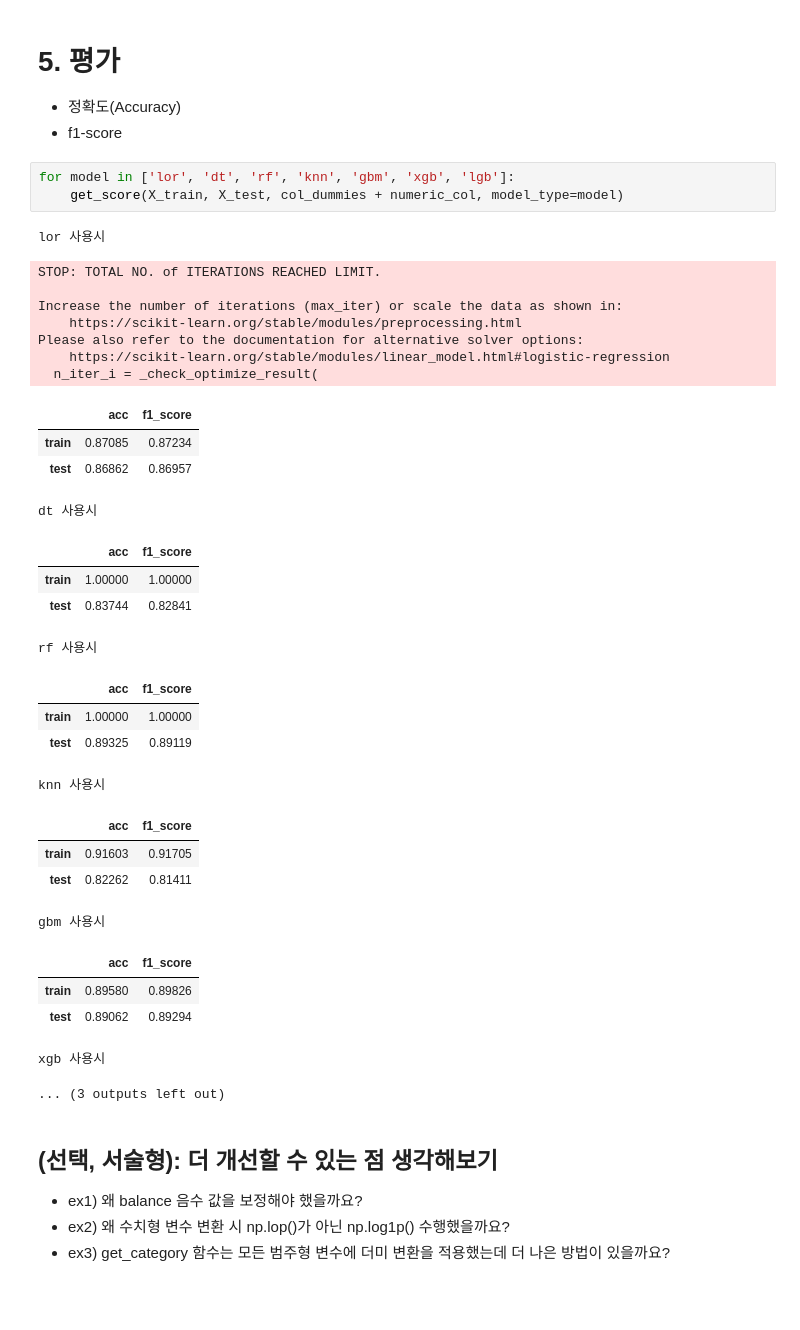
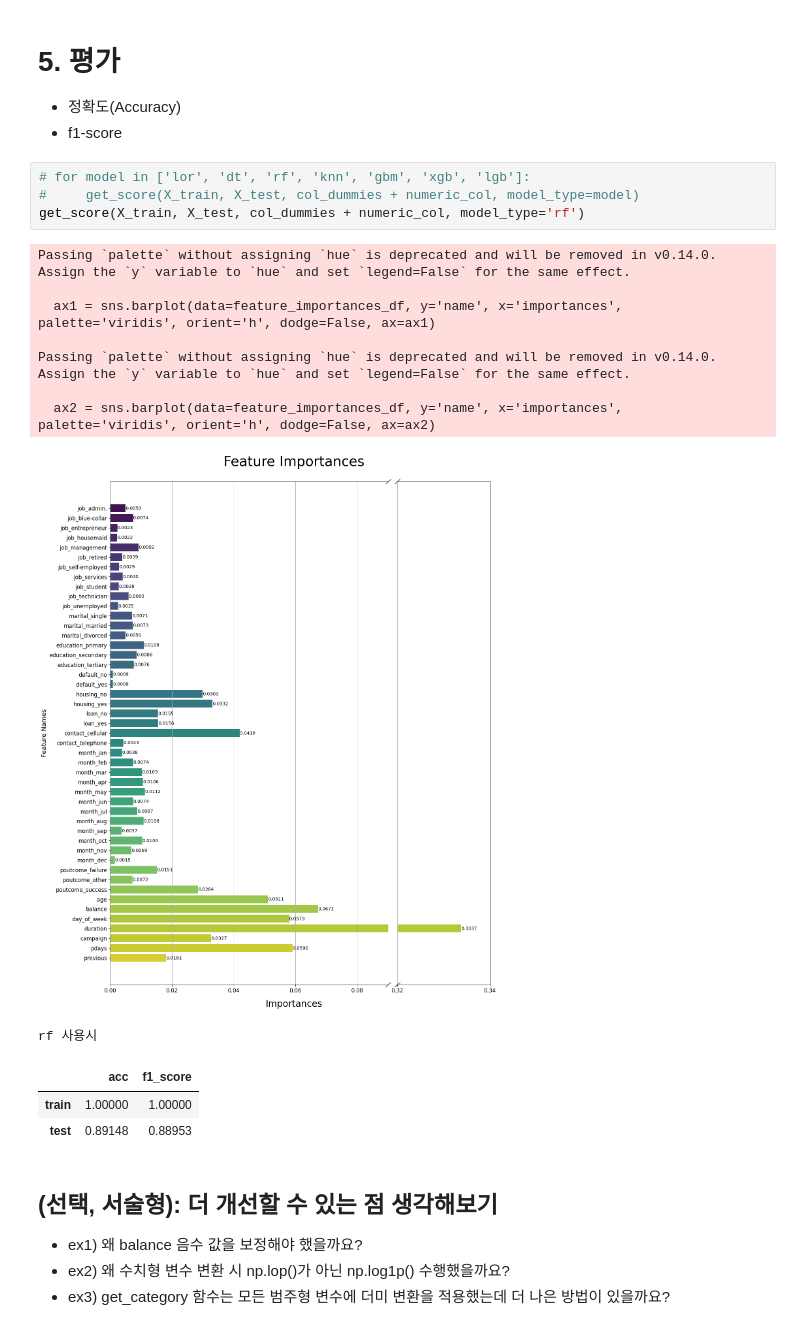
Before and after one commit to kyeob1107/sparta_ml, a Jupyter notebook: A09_곽승엽.ipynb, the cells around one changed output. Drawn from its saved outputs; the diff is of its cells as text; blank space fills up the shorter version.

```diff
--- a/A09_곽승엽.ipynb
+++ b/A09_곽승엽.ipynb
@@ -1037,38 +1329,22 @@ X_train, X_test, col_dummies = get_category(X_train,X_test)
 - 정확도(Accuracy)
 - f1-score
 # %%
-for model in ['lor', 'dt', 'rf', 'knn', 'gbm', 'xgb', 'lgb']:
-    get_score(X_train, X_test, col_dummies + numeric_col, model_type=model)
+# for model in ['lor', 'dt', 'rf', 'knn', 'gbm', 'xgb', 'lgb']:
+#     get_score(X_train, X_test, col_dummies + numeric_col, model_type=model)
+get_score(X_train, X_test, col_dummies + numeric_col, model_type='rf')
 # %% [output]
-lor 사용시
+Passing `palette` without assigning `hue` is deprecated and will be removed in v0.14.0. Assign the `y` variable to `hue` and set `legend=False` for the same effect.
+
+  ax1 = sns.barplot(data=feature_importances_df, y='name', x='importances', palette='viridis', orient='h', dodge=False, ax=ax1)
+
+Passing `palette` without assigning `hue` is deprecated and will be removed in v0.14.0. Assign the `y` variable to `hue` and set `legend=False` for the same effect.
+
+  ax2 = sns.barplot(data=feature_importances_df, y='name', x='importances', palette='viridis', orient='h', dodge=False, ax=ax2)
+[figure, added]
-STOP: TOTAL NO. of ITERATIONS REACHED LIMIT.
-
-Increase the number of iterations (max_iter) or scale the data as shown in:
-    https://scikit-learn.org/stable/modules/preprocessing.html
-Please also refer to the documentation for alternative solver options:
-    https://scikit-learn.org/stable/modules/linear_model.html#logistic-regression
-  n_iter_i = _check_optimize_result(
+rf 사용시
 |  | acc | f1_score |
-| train | 0.87085 | 0.87234 |
-| test | 0.86862 | 0.86957 |
+| train | 1.00000 | 1.00000 |
+| test | 0.89148 | 0.88953 |
-dt 사용시
-|  | acc | f1_score |
-| train | 1.00000 | 1.00000 |
-| test | 0.83744 | 0.82841 |
-rf 사용시
-|  | acc | f1_score |
-| train | 1.00000 | 1.00000 |
-| test | 0.89325 | 0.89119 |
-knn 사용시
-|  | acc | f1_score |
-| train | 0.91603 | 0.91705 |
-| test | 0.82262 | 0.81411 |
-gbm 사용시
-|  | acc | f1_score |
-| train | 0.89580 | 0.89826 |
-| test | 0.89062 | 0.89294 |
-xgb 사용시
-... (3 outputs left out)
 # %% [markdown]
 ## (선택, 서술형): 더 개선할 수 있는 점 생각해보기
 - ex1) 왜 balance 음수 값을 보정해야 했을까요?
```
Also changed, not shown: parts of 10 cells of this notebook.
